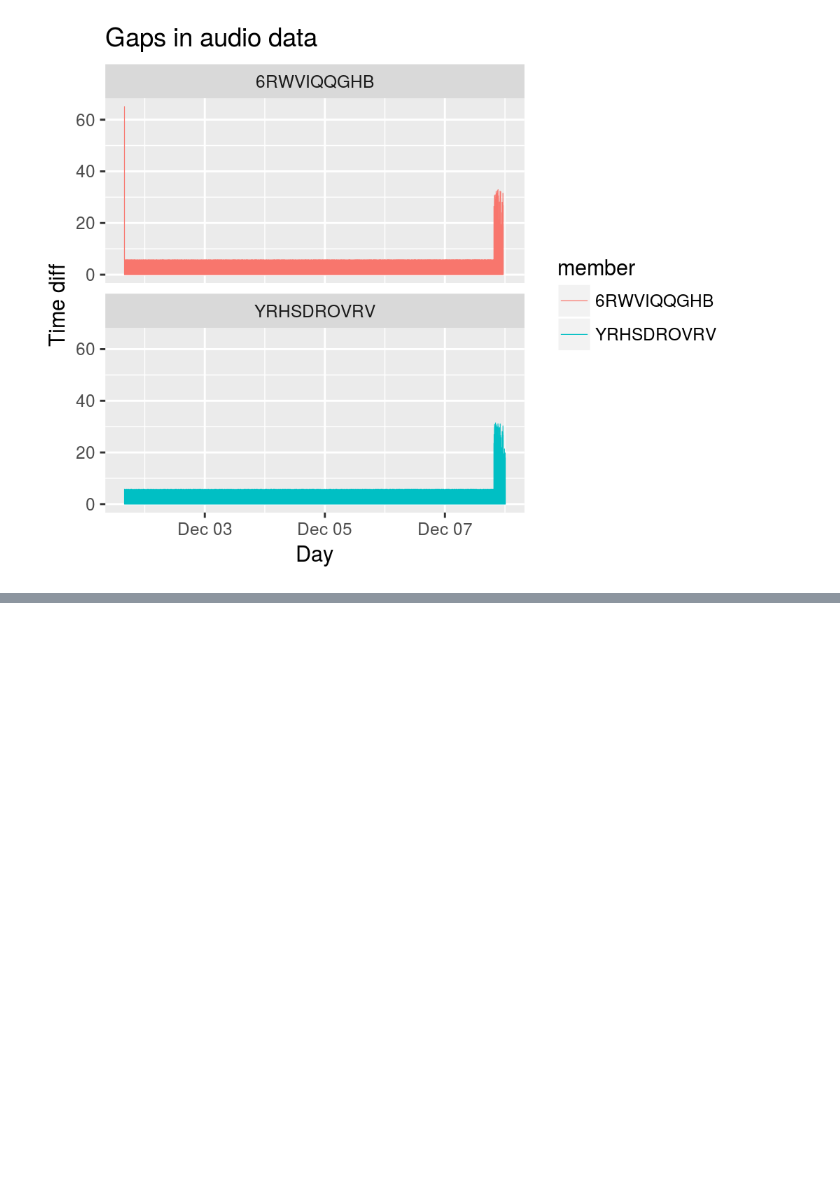
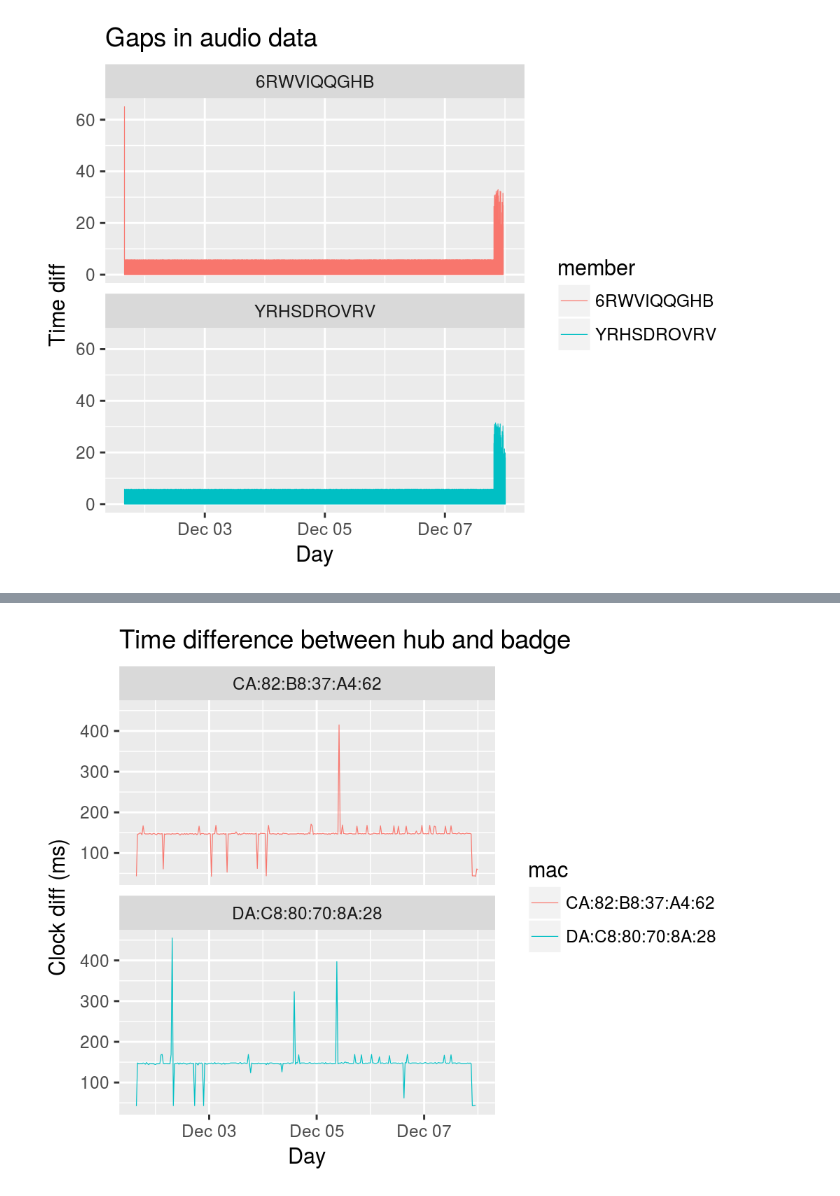
Before and after one commit to HumanDynamics/openbadge-analysis-test-badge, a Jupyter notebook: notebooks/hub_check_data.ipynb, the cells around one changed output, grey strips where cells are left out. Cells and saved outputs as stored; diff of their text form; code cells hidden in the pictures; blank space fills up the shorter version.

Commit message:
Showing diff between badges' clock to hub's clock

```diff
--- a/notebooks/hub_check_data.ipynb
+++ b/notebooks/hub_check_data.ipynb
@@ -66,6 +66,10 @@ with gzip.open(proximity_filename, 'r') as f:
 print("Loading record counts for audio")
 with gzip.open(audio_filename, 'r') as f:
     audio_counts = ob.preprocessing.record_counts(f, time_bins_size, tz=time_zone)
+
+print("Loading clock sync data")
+with gzip.open(hublog_filename, 'r') as f:
+    clock_syncs = ob.preprocessing.hublog_clock_syncs(f, log_tz = hublog_time_zone, tz=time_zone)
 # %% [output]
 Loading reset data
 Loading voltage data (from proximity records)
@@ -279,0 +298,8 @@ ggplot(data, aes(x = datetime, y = time_diff_sec, color = member)) +
+# %%
+# Down sample
+clock_syncs_down = clock_syncs.copy().reset_index()
+clock_syncs_down['clock_diff']=(clock_syncs_down['datetime']-clock_syncs_down['badge_datetime'])/pd.Timedelta(milliseconds=1)
+
+clock_syncs_down.set_index(['datetime','mac'], inplace=True)
+clock_syncs_down = clock_syncs_down.groupby([pd.TimeGrouper('30min', level='datetime'), 'mac'])['clock_diff'].max().to_frame()
+clock_syncs_down.reset_index(inplace=True)
@@ -279,0 +315,12 @@ ggplot(data, aes(x = datetime, y = time_diff_sec, color = member)) +
+# %%
+%%R -i clock_syncs_down -w 5 -h 4 --units in -r 200
+data <- clock_syncs_down
+data$datetime <- as.POSIXct(data$datetime, tz = timezone)
+
+ggplot(data, aes(x = datetime, y = clock_diff, color = mac)) +
+    geom_line(size=0.2) +
+    facet_wrap( ~ mac, ncol=1)+
+    labs(title="Time difference between hub and badge", x="Day", y="Clock diff (ms)") +
+    rh_theme
+# %% [output]
+[figure, added]
```
Also changed, not shown: parts of 5 cells of this notebook.
